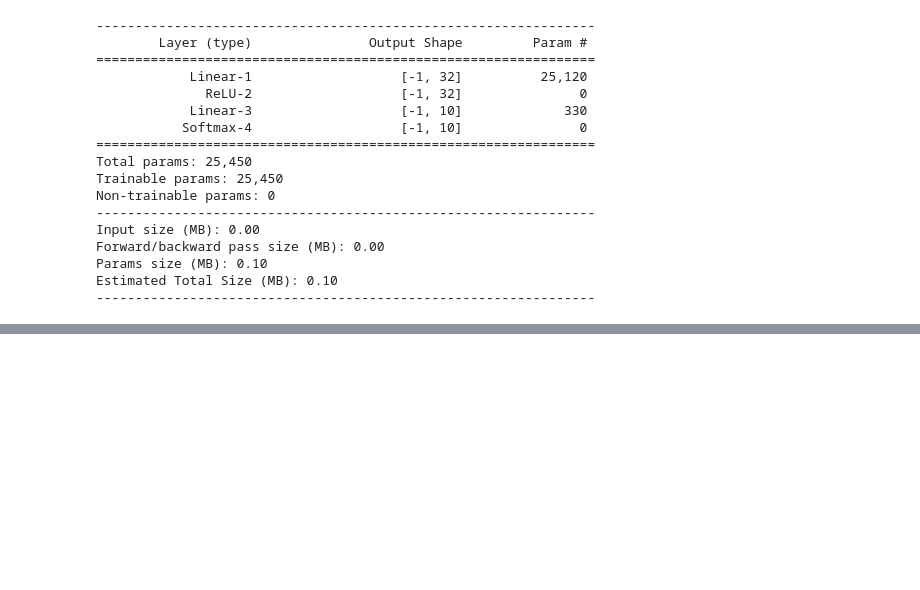
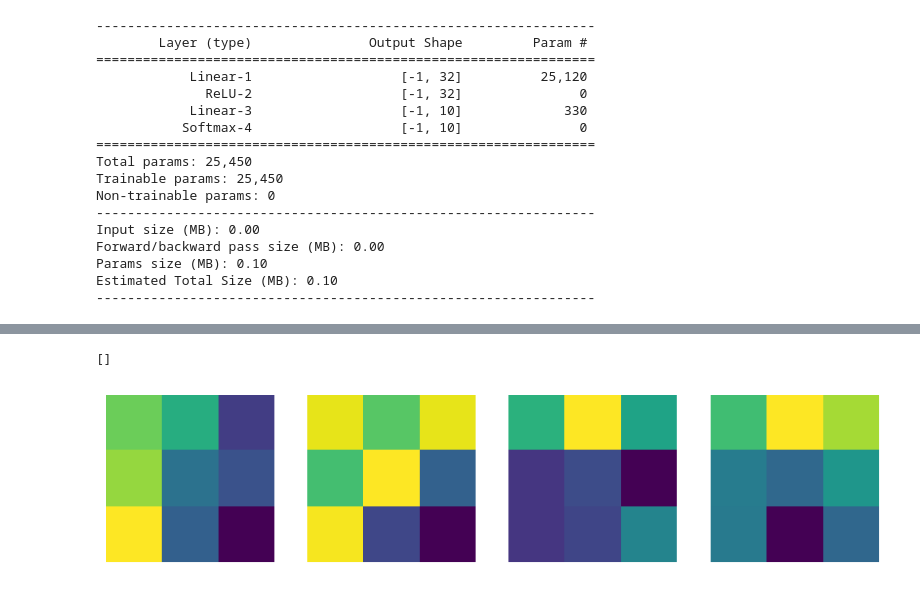
Before and after one commit to EricJahns/CNNvsFCC, a Jupyter notebook: main.ipynb, the cells around one changed output, grey strips where cells are left out. Drawn from its saved outputs; the diff is of its cells as text; code cells hidden in the pictures; blank space fills up the shorter version.

Commit message:
Visualizing the training process

```diff
--- a/main.ipynb
+++ b/main.ipynb
@@ -302,0 +281,15 @@ plt.savefig('fc_vs_cnn_cost.png')
+# %%
+# Take a look after the first conv layer
+cnn = CNN().to(DEVICE)
+cnn.load_state_dict(torch.load('cnn.pth'))
+
+# Show all 4 filters of the first conv layer
+plt.figure(figsize=(10, 5))
+for i in range(4):
+    plt.subplot(1, 4, i + 1)
+    plt.imshow(cnn.conv1.weight.data[i].cpu().numpy()[0])
+    plt.axis('off')
+plt.plot()
+# %% [output]
+[]
+[figure, added]
```
Also changed, not shown: parts of 13 cells of this notebook, 6 other files.
